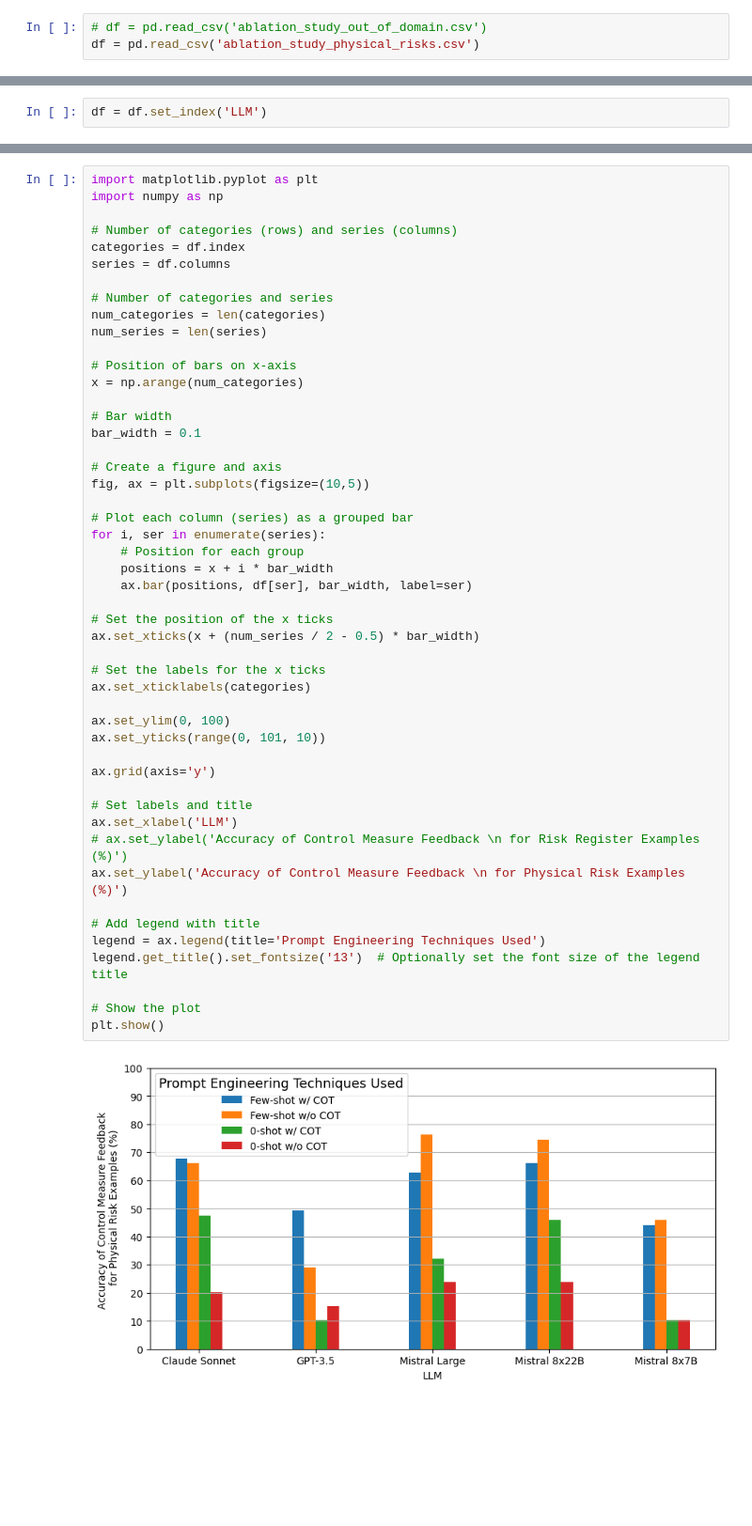
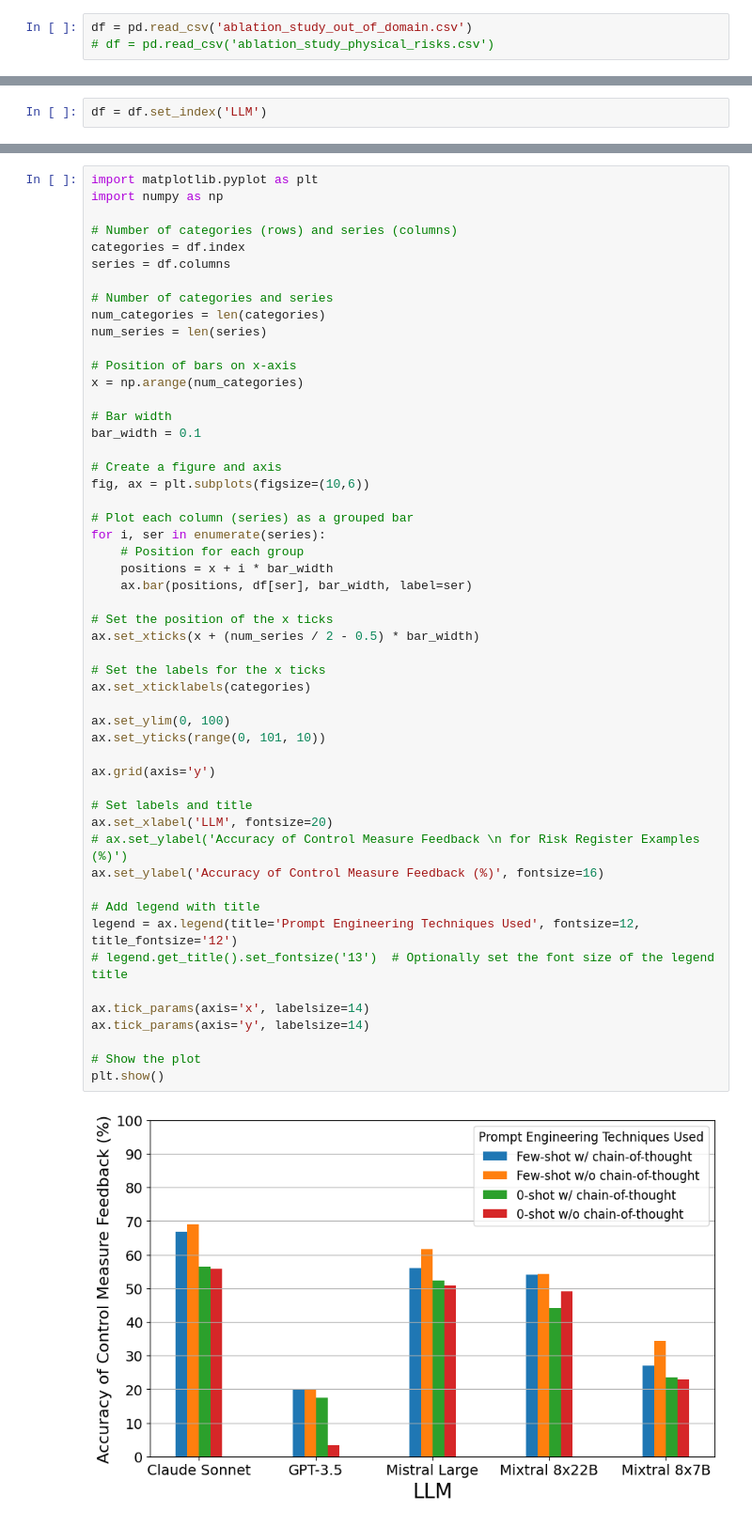
Before and after one commit to lambda-feedback/RiskAssessment, a Jupyter notebook: app/plotting_results/ablation_study_physical_risks.ipynb, the cells around one changed output, grey strips where cells are left out. Shown at 94% size. Cells and saved outputs as stored; diff of their text form; blank space fills up the shorter version.

```diff
--- a/app/plotting_results/ablation_study_physical_risks.ipynb
+++ b/app/plotting_results/ablation_study_physical_risks.ipynb
@@ -1,8 +1,8 @@
 # %%
 import pandas as pd
 # %%
-# df = pd.read_csv('ablation_study_out_of_domain.csv')
-df = pd.read_csv('ablation_study_physical_risks.csv')
+df = pd.read_csv('ablation_study_out_of_domain.csv')
+# df = pd.read_csv('ablation_study_physical_risks.csv')
 # %%
 df.head()
 # %% [output]
@@ -52,36 +52,39 @@ x = np.arange(num_categories)
 # Bar width
 bar_width = 0.1
 
 # Create a figure and axis
-fig, ax = plt.subplots(figsize=(10,5))
+fig, ax = plt.subplots(figsize=(10,6))
 
 # Plot each column (series) as a grouped bar
 for i, ser in enumerate(series):
     # Position for each group
     positions = x + i * bar_width
     ax.bar(positions, df[ser], bar_width, label=ser)
 
 # Set the position of the x ticks
 ax.set_xticks(x + (num_series / 2 - 0.5) * bar_width)
 
 # Set the labels for the x ticks
 ax.set_xticklabels(categories)
 
 ax.set_ylim(0, 100)
 ax.set_yticks(range(0, 101, 10))
 
 ax.grid(axis='y')
 
 # Set labels and title
-ax.set_xlabel('LLM')
+ax.set_xlabel('LLM', fontsize=20)
 # ax.set_ylabel('Accuracy of Control Measure Feedback \n for Risk Register Examples (%)')
-ax.set_ylabel('Accuracy of Control Measure Feedback \n for Physical Risk Examples (%)')
+ax.set_ylabel('Accuracy of Control Measure Feedback (%)', fontsize=16)
 
 # Add legend with title
-legend = ax.legend(title='Prompt Engineering Techniques Used')
-legend.get_title().set_fontsize('13')  # Optionally set the font size of the legend title
+legend = ax.legend(title='Prompt Engineering Techniques Used', fontsize=12, title_fontsize='12')
+# legend.get_title().set_fontsize('13')  # Optionally set the font size of the legend title
+
+ax.tick_params(axis='x', labelsize=14)
+ax.tick_params(axis='y', labelsize=14)
 
 # Show the plot
 plt.show()
 # %% [output]
-[figure, old version]
+[figure, new version]
```
Also changed, not shown: parts of 3 cells of this notebook, 13 other files.
